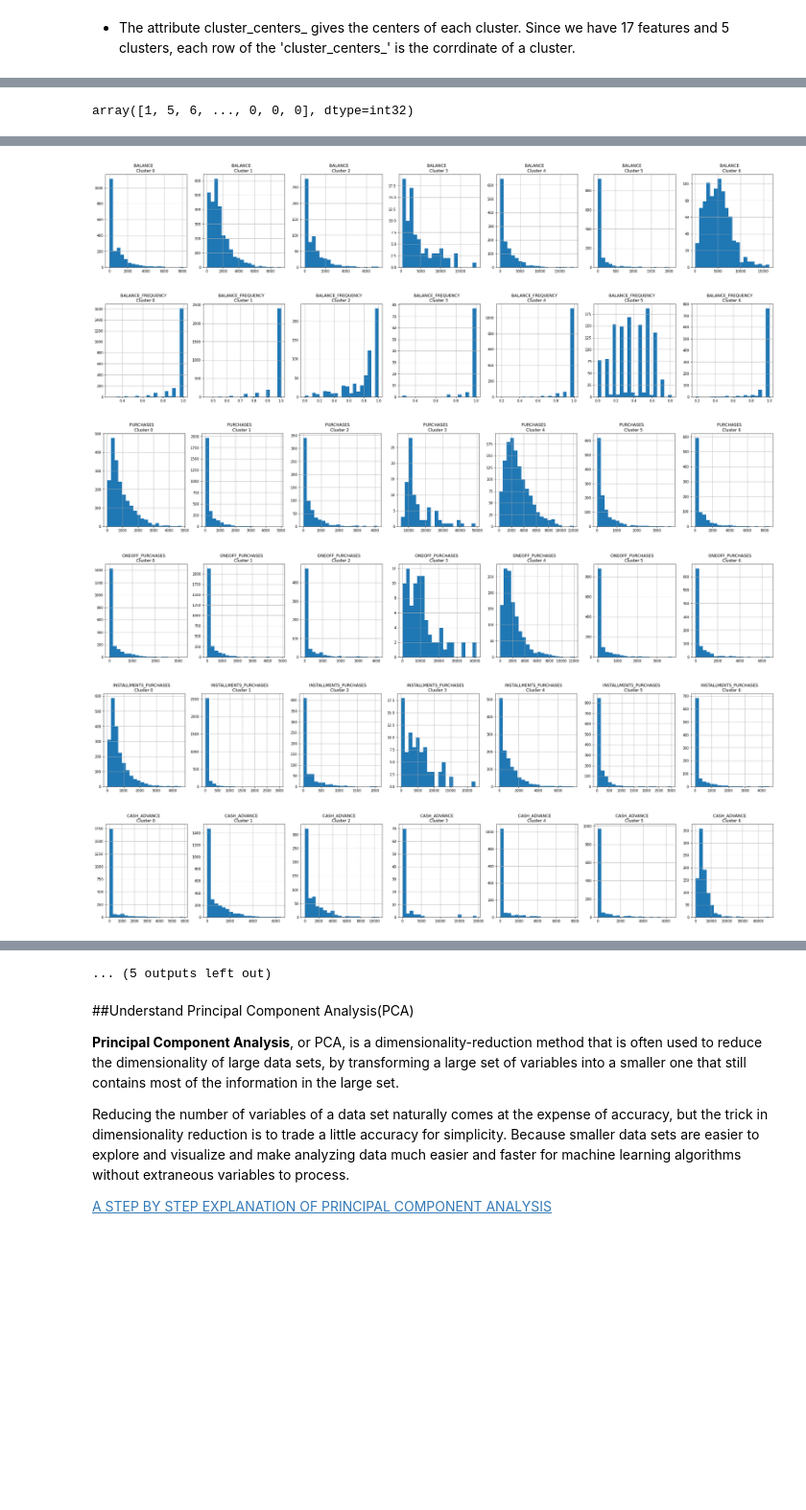
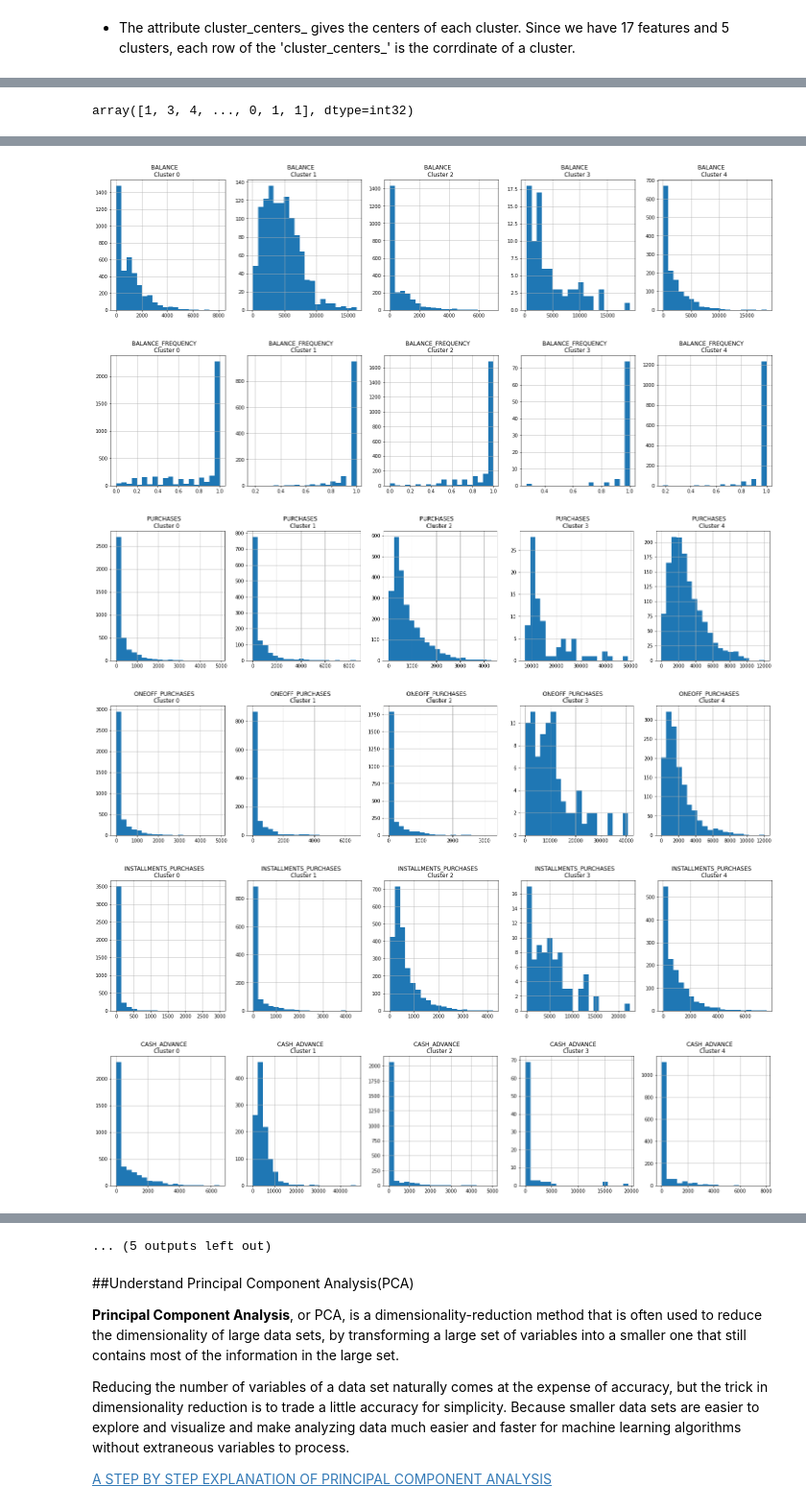
Before and after one commit to Shixin000/Bank-Customer-Segmentation, a Jupyter notebook: Bank_Customer_Segmentation1.ipynb, the cells around one changed output, grey strips where cells are left out. Shown at 96% size. Saved outputs shown, nothing was run; the diff lists cells and outputs as text; code cells hidden in the pictures; blank space fills up the shorter version.

```diff
--- a/Bank_Customer_Segmentation1.ipynb
+++ b/Bank_Customer_Segmentation1.ipynb
@@ -33,5 +54,5 @@ from sklearn.decomposition import PCA
 # %%
-path ='/content/drive/My Drive/machine learning project/Unsupervised Machine Learning for Customer Segmentation/marketing_data.csv'
+path ='/content/drive/MyDrive/ML project/Unsupervised Machine Learning for Customer Segmentation/marketing_data.csv'
 df = pd.read_csv(path)
 # %%
 df.head()
@@ -273,7 +255,7 @@ plt.plot(scores)
 # %% [markdown]
 ##APPLY K-MEANS METHOD
 # %%
-kmeans = KMeans(n_clusters = 7)
+kmeans = KMeans(n_clusters = 5)
 kmeans.fit(df_scaled)
 labels = kmeans.labels_ # attribute labels_ gives a ndarray of shape (n_samples,), the labels of each point
 # %%
@@ -326,7 +304,7 @@ cluster_centers
 y_kmeans = kmeans.fit_predict(df_scaled)
 y_kmeans
 # %% [output]
-array([1, 5, 6, ..., 0, 0, 0], dtype=int32)
+array([1, 3, 4, ..., 0, 1, 1], dtype=int32)
 # %%
 # concatenate the clusters labels to our original dataframe
 df_cluster = pd.concat([df, pd.DataFrame({'cluster':labels})], axis = 1)
@@ -341,18 +319,18 @@ df_cluster.head()
 # %%
 # Plot the histogram of various clusters
 for i in df.columns:
   plt.figure(figsize = (35, 5))
-  for j in range(7):
+  for j in range(5):
     plt.subplot(1,7,j+1)
     cluster = df_cluster[df_cluster['cluster'] == j]
     cluster[i].hist(bins = 20)
     plt.title('{}    \nCluster {} '.format(i,j))
 
   plt.show()
 # %% [output]
-[figure, old version]
+[figure, new version]
-[figure, old version]
+[figure, new version]
-[figure, old version]
+[figure, new version]
-[figure, old version]
+[figure, new version]
-[figure, old version]
+[figure, new version]
-[figure, old version]
+[figure, new version]
```
Also changed, not shown: parts of 19 cells of this notebook.
